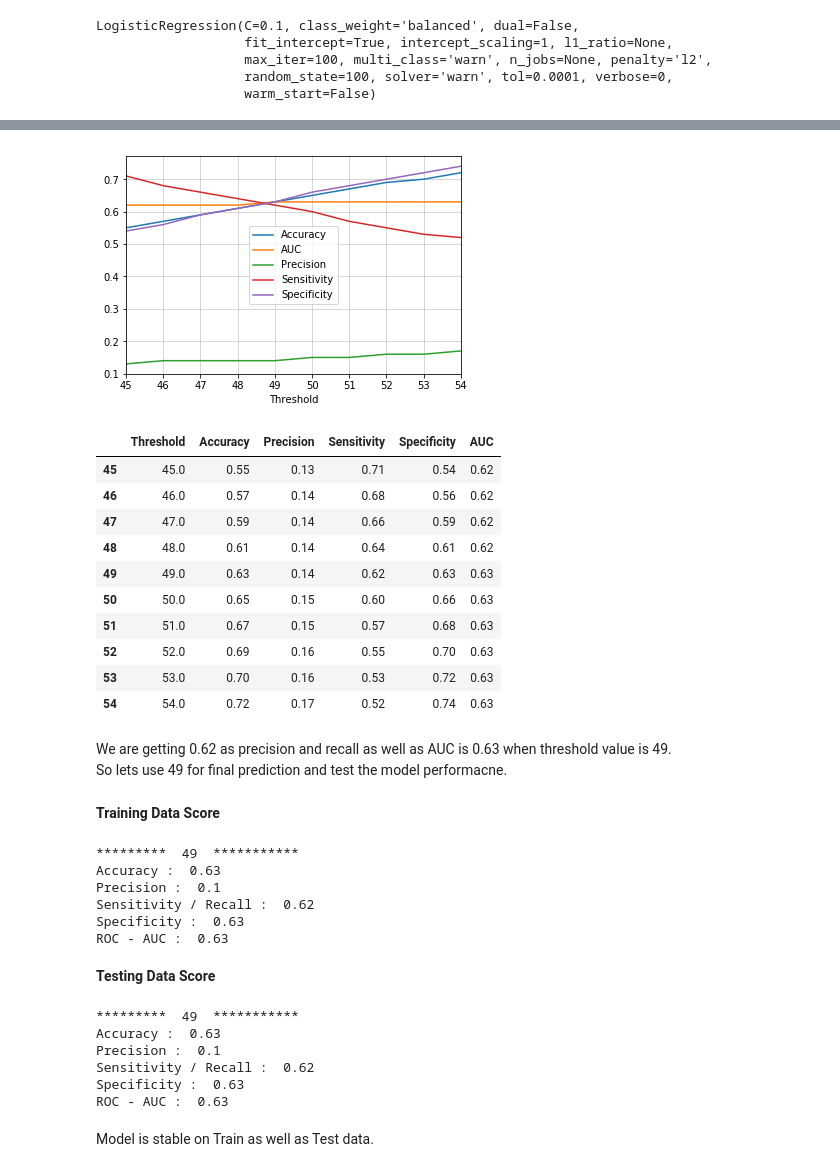
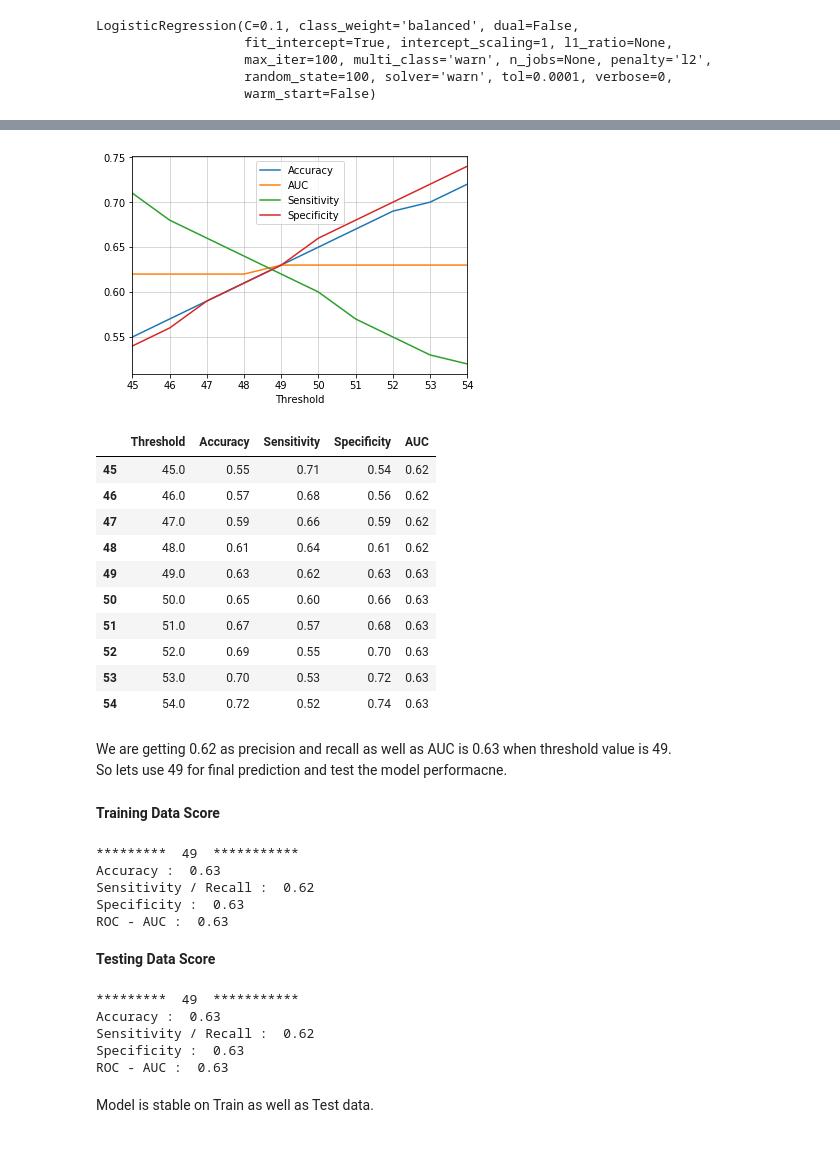
Before and after one commit to ppawar88/DSProject, a Jupyter notebook: Customer Acquisition - Credit Card Business/Customer Acquisition - Credit Card Business.ipynb, the cells around one changed output, grey strips where cells are left out. Drawn from its saved outputs; the diff is of its cells as text; code cells hidden in the pictures.

```diff
--- a/Customer Acquisition - Credit Card Business/Customer Acquisition - Credit Card Business.ipynb
+++ b/Customer Acquisition - Credit Card Business/Customer Acquisition - Credit Card Business.ipynb
@@ -946,22 +948,21 @@ def EvaluateModel(model, model_data, y_actual, threshold, display = False, isGLM
     pred_df['Prediction'] = pred_df['Default_Prob'].apply(lambda x: 1 if x >= threshold else 0)
 
     pred_df = pred_df.sort_values(by='Default_Prob', ascending=False)
-    accuracy = round(metrics.accuracy_score(pred_df['Defaulted'], pred_df['Prediction'] ), 2)
-    precision = round(metrics.precision_score(pred_df['Defaulted'], pred_df['Prediction'] ), 2)
-    sensitivity = round(metrics.recall_score(pred_df['Defaulted'], pred_df['Prediction'], pos_label=1 ), 2)
-    specificity  = round(metrics.recall_score(pred_df['Defaulted'], pred_df['Prediction'], pos_label=0 ), 2)
-    auc = round(metrics.roc_auc_score(pred_df['Defaulted'], pred_df['Prediction'] ), 2)
+
+    accuracy = round(accuracy_score(pred_df['Defaulted'], pred_df['Prediction'] ), 2)
+    sensitivity = round(sensitivity_score(pred_df['Defaulted'], pred_df['Prediction']), 2)
+    specificity = round(specificity_score(pred_df['Defaulted'], pred_df['Prediction']), 2)
+    auc = round(roc_auc_score(pred_df['Defaulted'], pred_df['Prediction'] ), 2)
 
     if display:
         print("********* " , threshold, " ***********")
         print("Accuracy : ", accuracy)
-        print("Precision : ", precision)
         print("Sensitivity / Recall : ", sensitivity)
         print("Specificity : ", specificity )
         print("ROC - AUC : ", auc)
         return pred_df
     else:
-        return (accuracy, precision, sensitivity, specificity, auc, pred_df)
+        return (accuracy, sensitivity, specificity, auc, pred_df)
 # %%
 def DataSampling(x, y, ratio=None):
     smote = SMOTE(random_state=100,ratio=ratio)
@@ -1042,12 +1043,12 @@ GetVIFScore(X_train_sm)
 | 8 | Months in Current Company | 1.01 |
 | 9 | Income_Per_Dependent | 1.91 |
 # %%
-modelPerf_lr = pd.DataFrame(columns=['Threshold', 'Accuracy', 'Precision', 'Sensitivity', 'Specificity', 'AUC'])
+modelPerf_lr = pd.DataFrame(columns=['Threshold', 'Accuracy', 'Sensitivity', 'Specificity', 'AUC'])
 for i in range(0, 91, 5):
-    accuracy, precision, sensitivity, specificity, auc, df = EvaluateModel(lr_2, train_lm_2, y_train_sm, i)
-    modelPerf_lr.loc[i] = [i, accuracy, precision, sensitivity, specificity, auc]
+    accuracy, sensitivity, specificity, auc, df = EvaluateModel(lr_2, train_lm_2, y_train_sm, i)
+    modelPerf_lr.loc[i] = [i, accuracy, sensitivity, specificity, auc]
 
-modelPerf_lr.plot.line( x='Threshold', y=['Accuracy', 'AUC', 'Precision', 'Sensitivity', 'Specificity'])
+modelPerf_lr.plot.line( x='Threshold', y=['Accuracy', 'AUC', 'Sensitivity', 'Specificity'])
 plt.grid(linestyle='-', linewidth = 0.5)
 plt.show()
 # %% [output]
@@ -1055,10 +1056,10 @@ plt.show()
 # %%
-modelPerf_lr = pd.DataFrame(columns=['Threshold', 'Accuracy', 'Precision', 'Sensitivity', 'Specificity', 'AUC'])
+modelPerf_lr = pd.DataFrame(columns=['Threshold', 'Accuracy', 'Sensitivity', 'Specificity', 'AUC'])
 for i in range(45, 55, 1):
-    accuracy, precision, sensitivity, specificity, auc, df = EvaluateModel(lr_2, train_lm_2, y_train_sm, i)
-    modelPerf_lr.loc[i] = [i, accuracy, precision, sensitivity, specificity, auc]
+    accuracy, sensitivity, specificity, auc, df = EvaluateModel(lr_2, train_lm_2, y_train_sm, i)
+    modelPerf_lr.loc[i] = [i, accuracy, sensitivity, specificity, auc]
 
-modelPerf_lr.plot.line( x='Threshold', y=['Accuracy', 'AUC', 'Precision', 'Sensitivity', 'Specificity'])
+modelPerf_lr.plot.line( x='Threshold', y=['Accuracy', 'AUC', 'Sensitivity', 'Specificity'])
 plt.grid(linestyle='-', linewidth = 0.5)
 plt.show()
 modelPerf_lr
@@ -1153,12 +1156,12 @@ LogisticRegression(C=0.1, class_weight='balanced', dual=False,
                    random_state=100, solver='warn', tol=0.0001, verbose=0,
                    warm_start=False)
 # %%
-modelPerf_lr = pd.DataFrame(columns=['Threshold', 'Accuracy', 'Precision', 'Sensitivity', 'Specificity', 'AUC'])
+modelPerf_lr = pd.DataFrame(columns=['Threshold', 'Accuracy', 'Sensitivity', 'Specificity', 'AUC'])
 for i in range(0, 91, 10):
-    accuracy, precision, sensitivity, specificity, auc, df = EvaluateModel(lr, lr_X_train, lr_y_train, i, isGLM=False)
-    modelPerf_lr.loc[i] = [i, accuracy, precision, sensitivity, specificity, auc]
+    accuracy, sensitivity, specificity, auc, df = EvaluateModel(lr, lr_X_train, lr_y_train, i, isGLM=False)
+    modelPerf_lr.loc[i] = [i, accuracy, sensitivity, specificity, auc]
 
-modelPerf_lr.plot.line( x='Threshold', y=['Accuracy', 'AUC', 'Precision', 'Sensitivity', 'Specificity'])
+modelPerf_lr.plot.line( x='Threshold', y=['Accuracy', 'AUC', 'Sensitivity', 'Specificity'])
 plt.grid(linestyle='-', linewidth = 0.5)
 plt.show()
 modelPerf_lr
@@ -1178,26 +1181,26 @@ modelPerf_lr
 # %%
-modelPerf_lr = pd.DataFrame(columns=['Threshold', 'Accuracy', 'Precision', 'Sensitivity', 'Specificity', 'AUC'])
+modelPerf_lr = pd.DataFrame(columns=['Threshold', 'Accuracy', 'Sensitivity', 'Specificity', 'AUC'])
 for i in range(45, 55, 1):
-    accuracy, precision, sensitivity, specificity, auc, df = EvaluateModel(lr, lr_X_train, lr_y_train, i, isGLM=False)
-    modelPerf_lr.loc[i] = [i, accuracy, precision, sensitivity, specificity, auc]
+    accuracy, sensitivity, specificity, auc, df = EvaluateModel(lr, lr_X_train, lr_y_train, i, isGLM=False)
+    modelPerf_lr.loc[i] = [i, accuracy, sensitivity, specificity, auc]
 
-modelPerf_lr.plot.line( x='Threshold', y=['Accuracy', 'AUC', 'Precision', 'Sensitivity', 'Specificity'])
+modelPerf_lr.plot.line( x='Threshold', y=['Accuracy', 'AUC', 'Sensitivity', 'Specificity'])
 plt.grid(linestyle='-', linewidth = 0.5)
 plt.show()
 modelPerf_lr
 # %% [output]
-[figure, old version]
+[figure, new version]
-|  | Threshold | Accuracy | Precision | Sensitivity | Specificity | AUC |
-| 45 | 45.0 | 0.55 | 0.13 | 0.71 | 0.54 | 0.62 |
-| 46 | 46.0 | 0.57 | 0.14 | 0.68 | 0.56 | 0.62 |
-| 47 | 47.0 | 0.59 | 0.14 | 0.66 | 0.59 | 0.62 |
-| 48 | 48.0 | 0.61 | 0.14 | 0.64 | 0.61 | 0.62 |
-| 49 | 49.0 | 0.63 | 0.14 | 0.62 | 0.63 | 0.63 |
-| 50 | 50.0 | 0.65 | 0.15 | 0.60 | 0.66 | 0.63 |
-| 51 | 51.0 | 0.67 | 0.15 | 0.57 | 0.68 | 0.63 |
-| 52 | 52.0 | 0.69 | 0.16 | 0.55 | 0.70 | 0.63 |
-| 53 | 53.0 | 0.70 | 0.16 | 0.53 | 0.72 | 0.63 |
-| 54 | 54.0 | 0.72 | 0.17 | 0.52 | 0.74 | 0.63 |
+|  | Threshold | Accuracy | Sensitivity | Specificity | AUC |
+| 45 | 45.0 | 0.55 | 0.71 | 0.54 | 0.62 |
+| 46 | 46.0 | 0.57 | 0.68 | 0.56 | 0.62 |
+| 47 | 47.0 | 0.59 | 0.66 | 0.59 | 0.62 |
+| 48 | 48.0 | 0.61 | 0.64 | 0.61 | 0.62 |
+| 49 | 49.0 | 0.63 | 0.62 | 0.63 | 0.63 |
+| 50 | 50.0 | 0.65 | 0.60 | 0.66 | 0.63 |
+| 51 | 51.0 | 0.67 | 0.57 | 0.68 | 0.63 |
+| 52 | 52.0 | 0.69 | 0.55 | 0.70 | 0.63 |
+| 53 | 53.0 | 0.70 | 0.53 | 0.72 | 0.63 |
+| 54 | 54.0 | 0.72 | 0.52 | 0.74 | 0.63 |
 # %% [markdown]
 We are getting 0.62 as precision and recall as well as AUC is 0.63 when threshold value is 49.<BR>
 So lets use 49 for final prediction and test the model performacne.
@@ -1211,14 +1214,12 @@ dt_test_df = EvaluateModel(lr, X_test[X_train_sm.columns], y_test, 49, True, isG
 **Training Data Score**
 *********  49  ***********
 Accuracy :  0.63
-Precision :  0.1
 Sensitivity / Recall :  0.62
 Specificity :  0.63
 ROC - AUC :  0.63
 **Testing Data Score**
 *********  49  ***********
 Accuracy :  0.63
-Precision :  0.1
 Sensitivity / Recall :  0.62
 Specificity :  0.63
 ROC - AUC :  0.63
```
Also changed, not shown: parts of 62 cells of this notebook.
